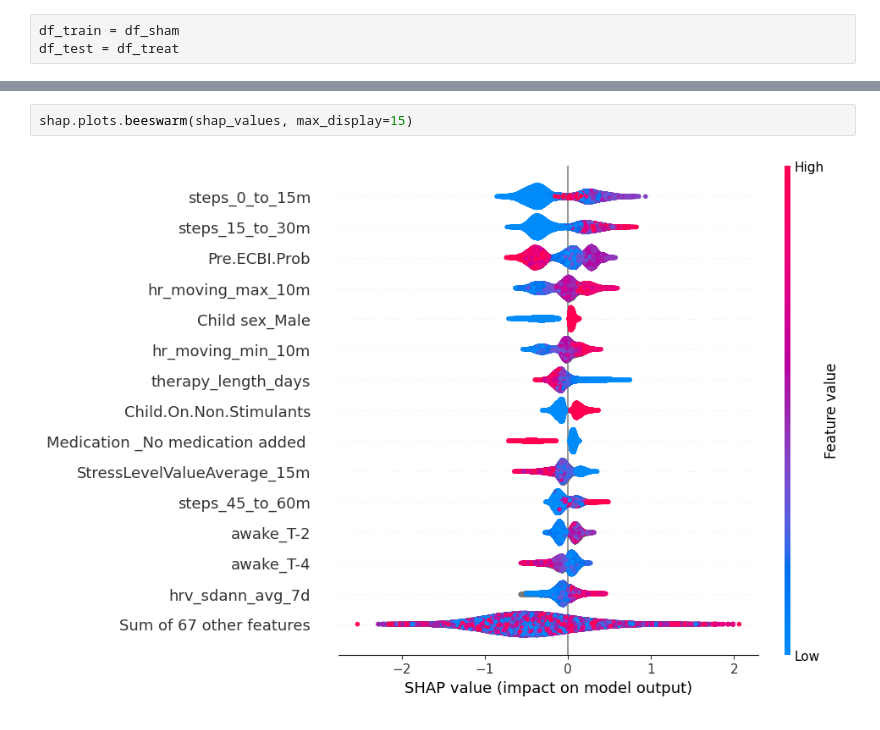
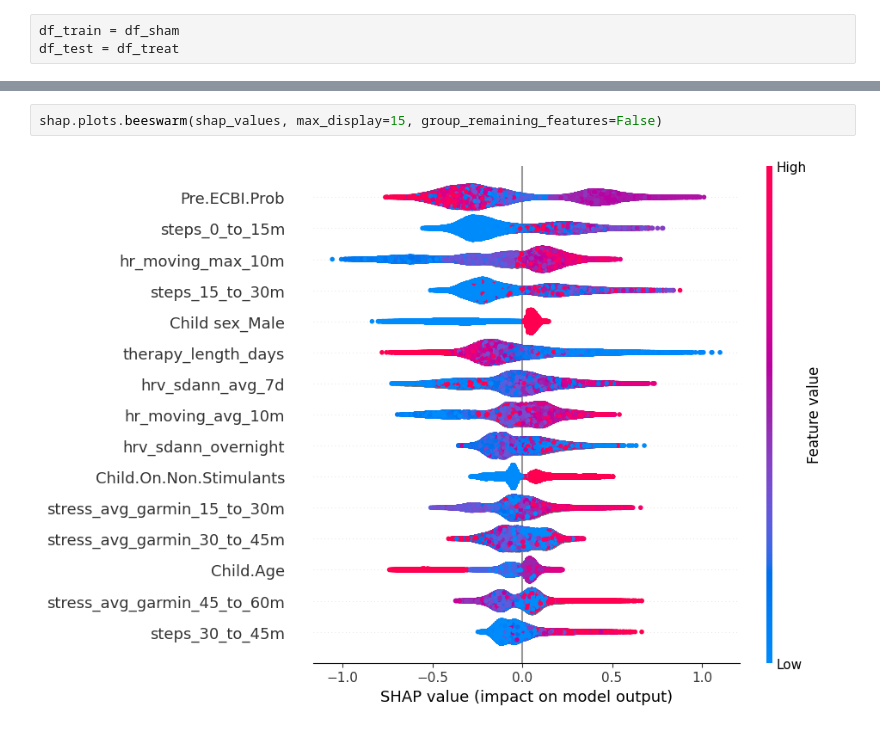
Before and after one commit to lab-heal/pistachio, a Jupyter notebook: eval_shap.ipynb, the cells around one changed output, grey strips where cells are left out. Saved outputs shown, nothing was run; the diff lists cells and outputs as text.

```diff
--- a/eval_shap.ipynb
+++ b/eval_shap.ipynb
@@ -92,7 +105,7 @@ shap.plots.bar(shap_values, max_display=15)
 # %%
-shap.plots.beeswarm(shap_values, max_display=15)
+shap.plots.beeswarm(shap_values, max_display=15, group_remaining_features=False)
 # %% [output]
-[figure, old version]
+[figure, new version]
 # %%
 shap.plots.scatter(shap_values[:, "Pre.ECBI.Prob"], color=shap_values)
 # %% [output]
```
Also changed, not shown: parts of 13 cells of this notebook, 4 other files.
